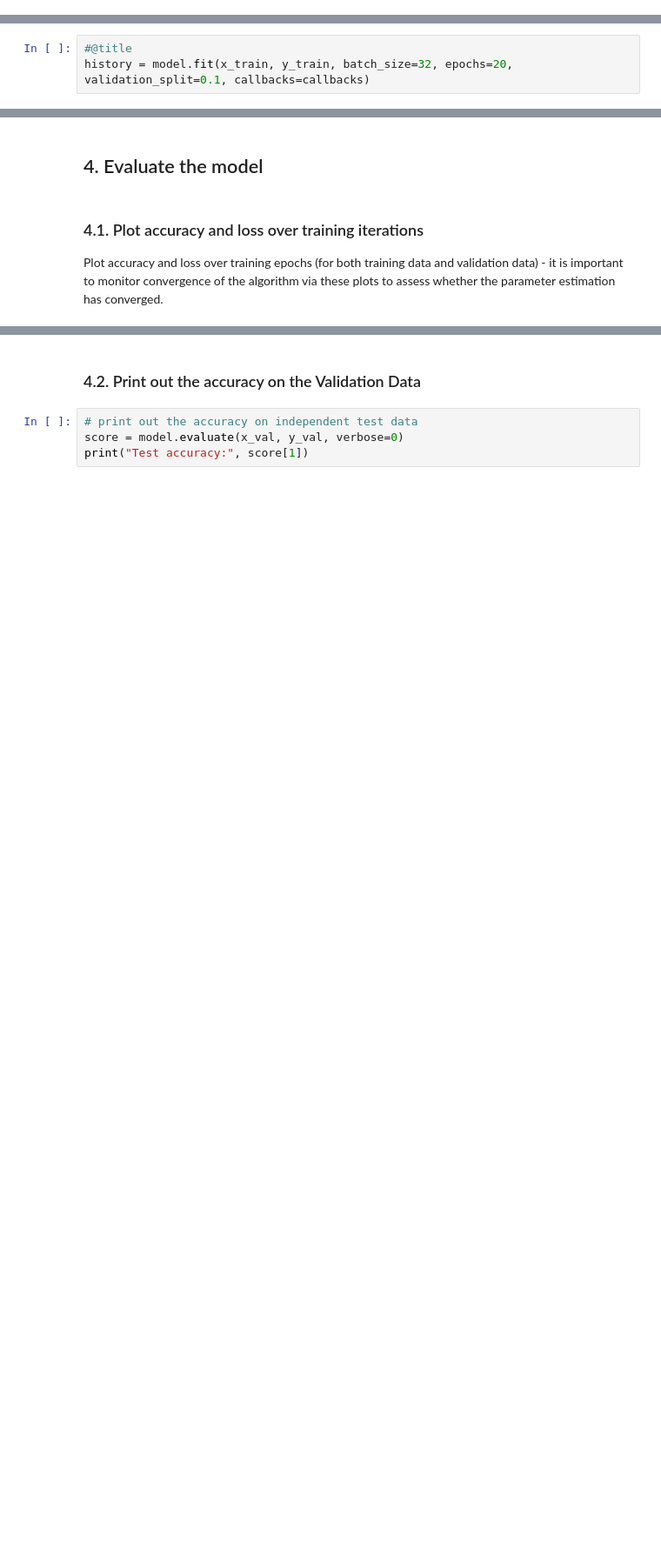
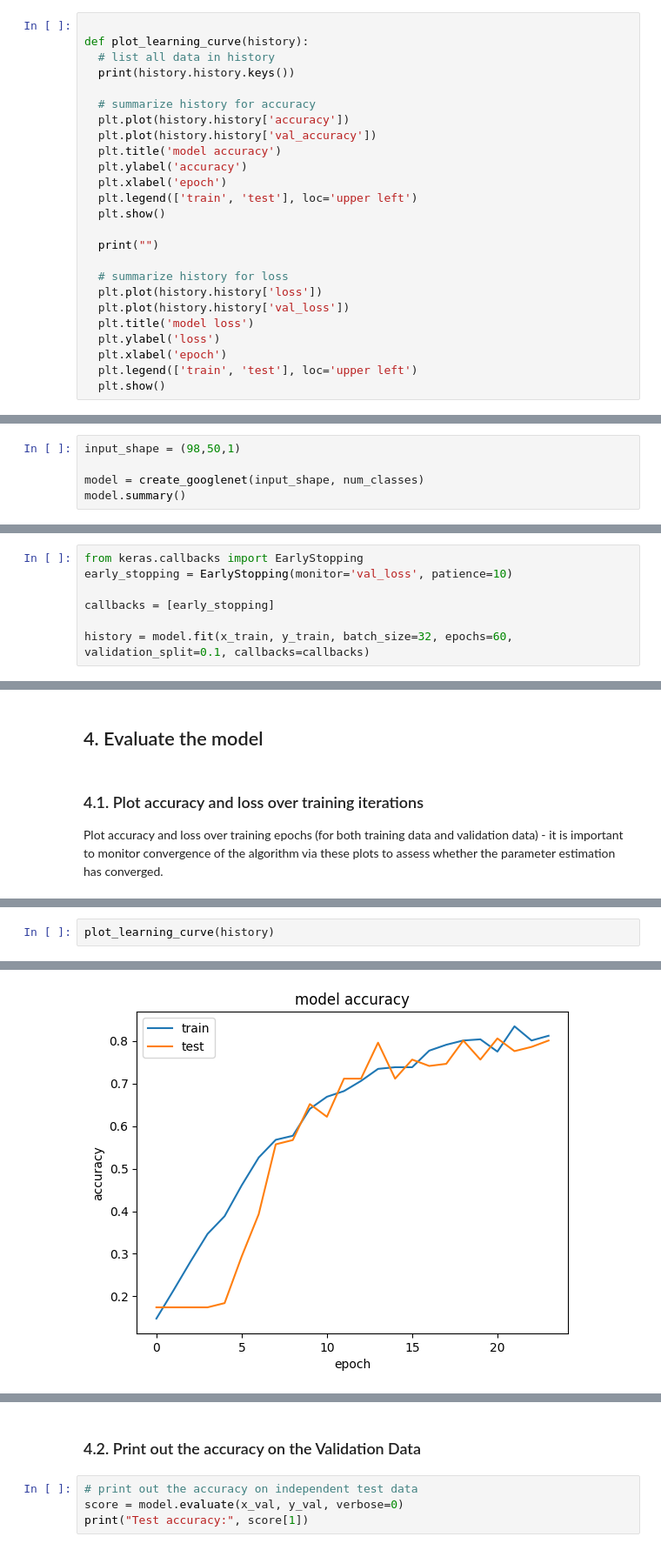
Before and after one commit to nivalf/Automated-Speech-Recognition, a Jupyter notebook: Automated_speech_recognition.ipynb, the cells around one changed output, grey strips where cells are left out. Shown at 87% size. Saved outputs shown, nothing was run; the diff lists cells and outputs as text; blank space fills up the shorter version.

```diff
--- a/Automated_speech_recognition.ipynb
+++ b/Automated_speech_recognition.ipynb
@@ -47,0 +234,25 @@ def install_package(name):
+# %%
+
+def plot_learning_curve(history):
+  # list all data in history
+  print(history.history.keys())
+
+  # summarize history for accuracy
+  plt.plot(history.history['accuracy'])
+  plt.plot(history.history['val_accuracy'])
+  plt.title('model accuracy')
+  plt.ylabel('accuracy')
+  plt.xlabel('epoch')
+  plt.legend(['train', 'test'], loc='upper left')
+  plt.show()
+
+  print("")
+
+  # summarize history for loss
+  plt.plot(history.history['loss'])
+  plt.plot(history.history['val_loss'])
+  plt.title('model loss')
+  plt.ylabel('loss')
+  plt.xlabel('epoch')
+  plt.legend(['train', 'test'], loc='upper left')
+  plt.show()
@@ -306,0 +512,5 @@ Text(0.5, 1.0, 'Test scores vs. training times')
+# %%
+input_shape = (98,50,1)
+
+model = create_googlenet(input_shape, num_classes)
+model.summary()
@@ -358,3 +565,7 @@ callbacks = [TensorBoard(log_dir=log_folder,
 # %%
-#@title
-history = model.fit(x_train, y_train, batch_size=32, epochs=20, validation_split=0.1, callbacks=callbacks)
+from keras.callbacks import EarlyStopping
+early_stopping = EarlyStopping(monitor='val_loss', patience=10)
+
+callbacks = [early_stopping]
+
+history = model.fit(x_train, y_train, batch_size=32, epochs=60, validation_split=0.1, callbacks=callbacks)
@@ -394,0 +596,3 @@ plt.show()
+# %%
+plot_learning_curve(history)
+# %% [output]
@@ -394,0 +600 @@ plt.show()
+[figure, added]
```
Also changed, not shown: parts of 58 cells of this notebook.
